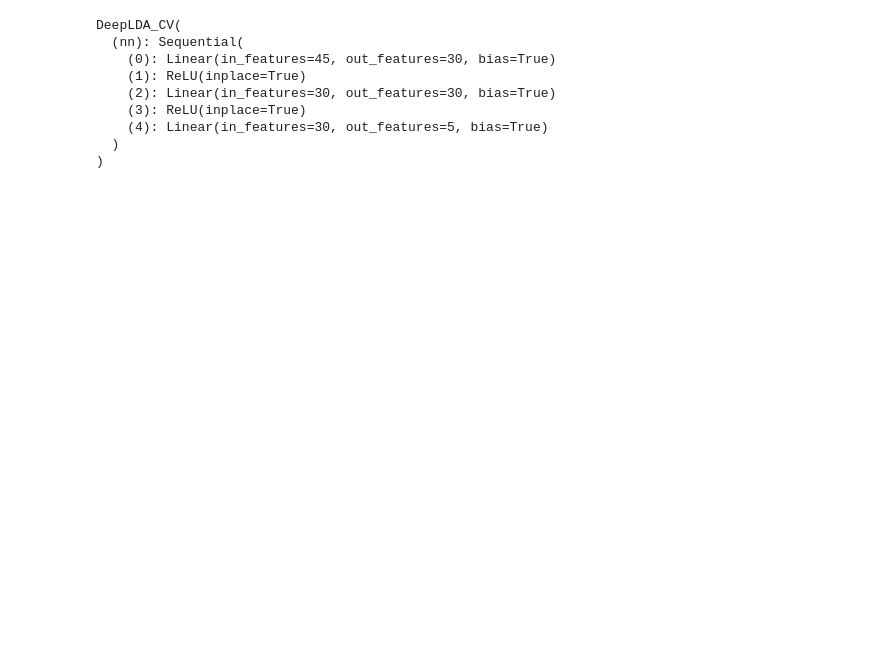
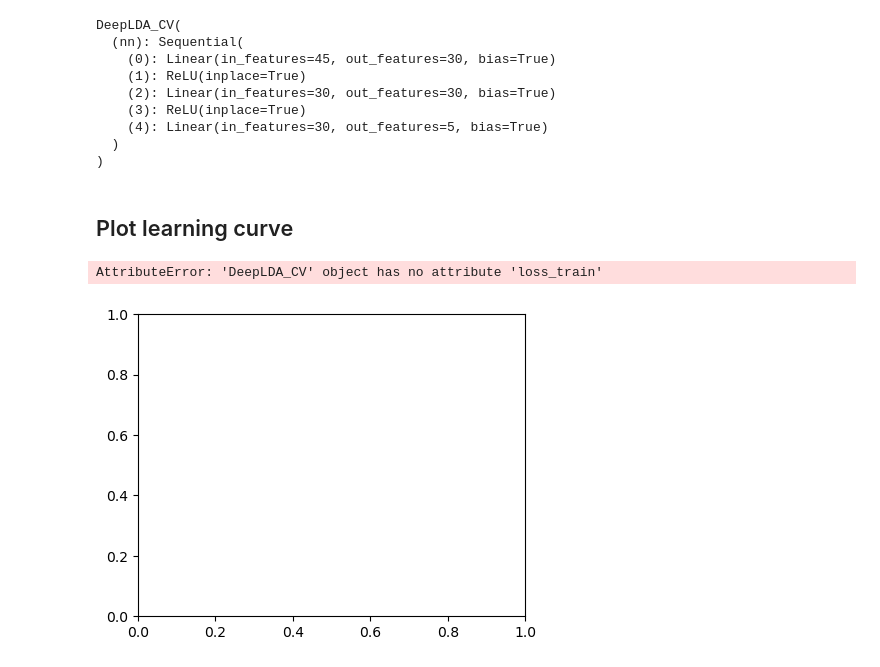
Before and after one commit to thangckt/note_md, a Jupyter notebook: notebook/free_energy/mlcv/1_mlcvs_Deep_LDA_Alanine_dipeptide.ipynb, the cells around one changed output. Saved outputs shown, nothing was run; the diff lists cells and outputs as text; code cells hidden in the pictures; blank space fills up the shorter version.

```diff
--- a/notebook/free_energy/mlcv/1_mlcvs_Deep_LDA_Alanine_dipeptide.ipynb
+++ b/notebook/free_energy/mlcv/1_mlcvs_Deep_LDA_Alanine_dipeptide.ipynb
@@ -200,3 +184,26 @@ DeepLDA_CV(
     (4): Linear(in_features=30, out_features=5, bias=True)
   )
 )
+# %% [markdown]
+## Plot learning curve
+# %%
+fig, ax = plt.subplots(figsize=(5,4),dpi=100)
+
+loss_train = [x.cpu() for x in model.loss_train]
+loss_valid = [x.cpu() for x in model.loss_valid]
+
+# Loss function
+ax.plot(loss_train,'-',label='Train')
+ax.plot(loss_valid,'--',label='Valid')
+ax.set_ylabel('Loss Function')
+
+#if model.earlystopping_.early_stop:
+#    ax.axvline(model.earlystopping_.best_epoch,ls='dotted',color='grey',alpha=0.5,label='Early Stopping')
+ax.set_xlabel('#Epochs')
+ax.legend(ncol=2)
+
+plt.tight_layout()
+plt.show()
+# %% [output]
+AttributeError: 'DeepLDA_CV' object has no attribute 'loss_train'
+[figure, added]
```
Also changed, not shown: parts of 4 cells of this notebook.
